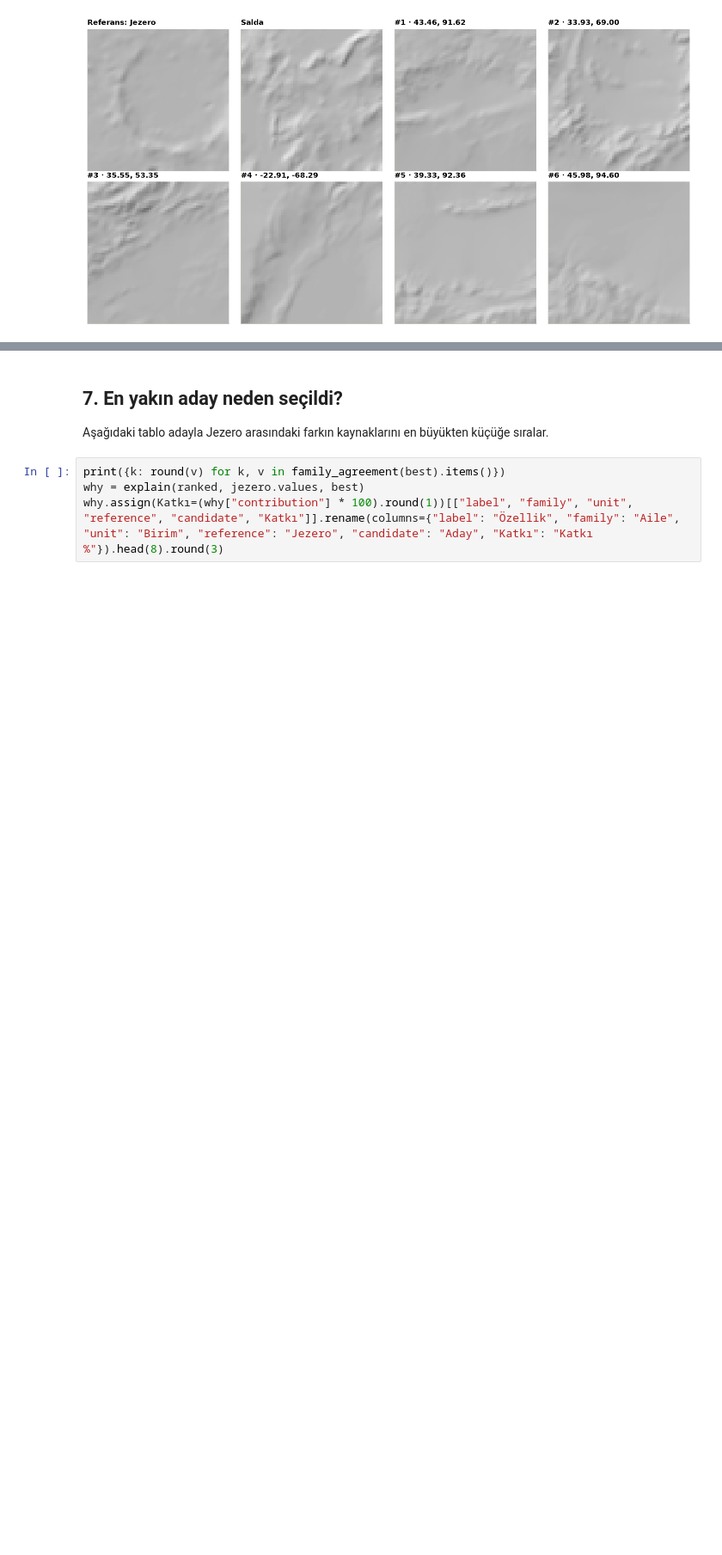
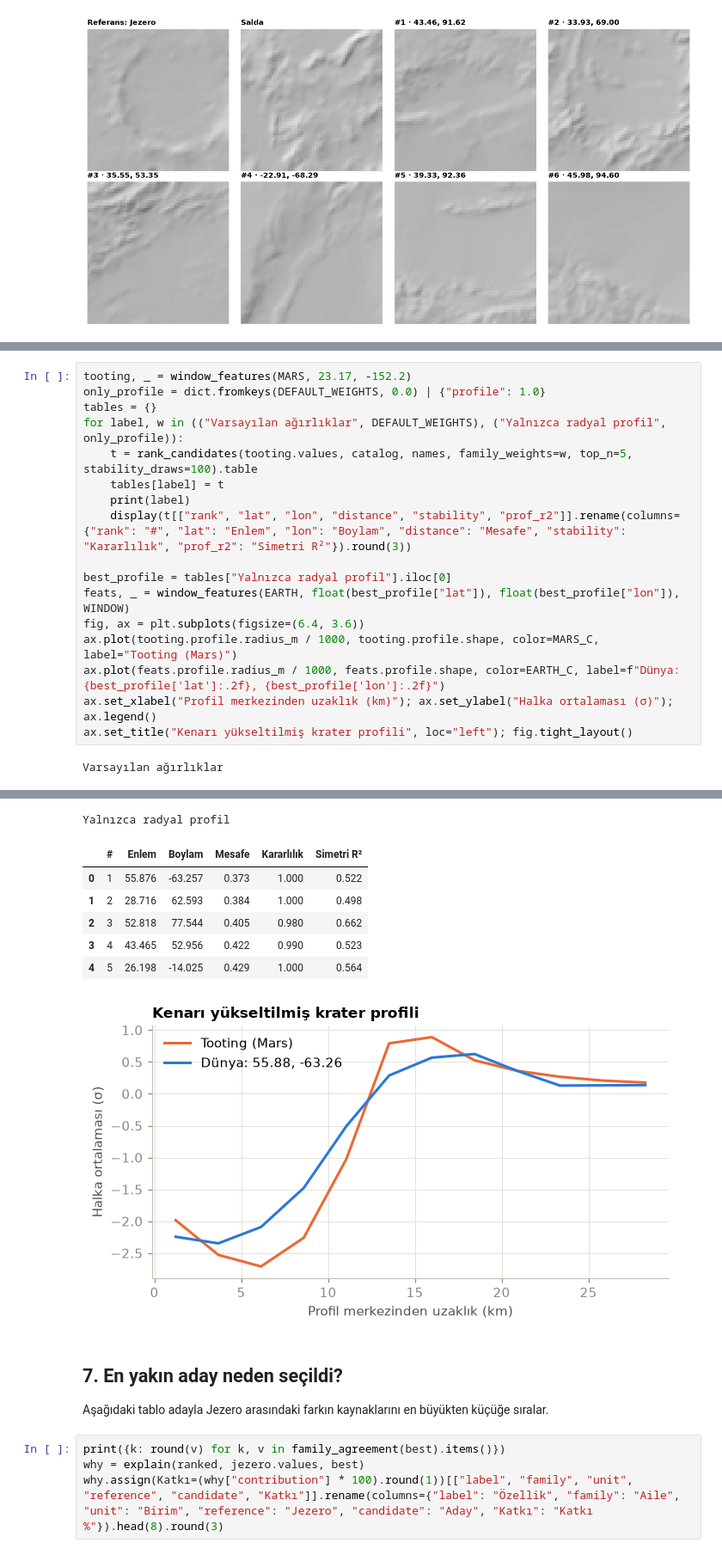
Before and after one commit to gcetin/mars_dunya_eslestirme, a Jupyter notebook: notebooks/01_jezero_salda.ipynb, the cells around one changed output, grey strips where cells are left out. Shown at 86% size. Cells and saved outputs as stored; diff of their text form; blank space fills up the shorter version.

```diff
--- a/notebooks/01_jezero_salda.ipynb
+++ b/notebooks/01_jezero_salda.ipynb
@@ -343,0 +379,19 @@ pd.DataFrame(rows).sort_values("Mesafe").reset_index(drop=True).round(2)
+# %%
+tooting, _ = window_features(MARS, 23.17, -152.2)
+only_profile = dict.fromkeys(DEFAULT_WEIGHTS, 0.0) | {"profile": 1.0}
+tables = {}
+for label, w in (("Varsayılan ağırlıklar", DEFAULT_WEIGHTS), ("Yalnızca radyal profil", only_profile)):
+    t = rank_candidates(tooting.values, catalog, names, family_weights=w, top_n=5, stability_draws=100).table
+    tables[label] = t
+    print(label)
+    display(t[["rank", "lat", "lon", "distance", "stability", "prof_r2"]].rename(columns={"rank": "#", "lat": "Enlem", "lon": "Boylam", "distance": "Mesafe", "stability": "Kararlılık", "prof_r2": "Simetri R²"}).round(3))
+
+best_profile = tables["Yalnızca radyal profil"].iloc[0]
+feats, _ = window_features(EARTH, float(best_profile["lat"]), float(best_profile["lon"]), WINDOW)
+fig, ax = plt.subplots(figsize=(6.4, 3.6))
+ax.plot(tooting.profile.radius_m / 1000, tooting.profile.shape, color=MARS_C, label="Tooting (Mars)")
+ax.plot(feats.profile.radius_m / 1000, feats.profile.shape, color=EARTH_C, label=f"Dünya: {best_profile['lat']:.2f}, {best_profile['lon']:.2f}")
+ax.set_xlabel("Profil merkezinden uzaklık (km)"); ax.set_ylabel("Halka ortalaması (σ)"); ax.legend()
+ax.set_title("Kenarı yükseltilmiş krater profili", loc="left"); fig.tight_layout()
+# %% [output]
+Varsayılan ağırlıklar
@@ -344,3 +404,11 @@ pd.DataFrame(rows).sort_values("Mesafe").reset_index(drop=True).round(2)
+Yalnızca radyal profil
+|  | # | Enlem | Boylam | Mesafe | Kararlılık | Simetri R² |
+| 0 | 1 | 55.876 | -63.257 | 0.373 | 1.000 | 0.522 |
+| 1 | 2 | 28.716 | 62.593 | 0.384 | 1.000 | 0.498 |
+| 2 | 3 | 52.818 | 77.544 | 0.405 | 0.980 | 0.662 |
+| 3 | 4 | 43.465 | 52.956 | 0.422 | 0.990 | 0.523 |
+| 4 | 5 | 26.198 | -14.025 | 0.429 | 1.000 | 0.564 |
+[figure, added]
 # %% [markdown]
 ## 7. En yakın aday neden seçildi?
 
```
Also changed, not shown: parts of 16 cells of this notebook, 22 other files.
